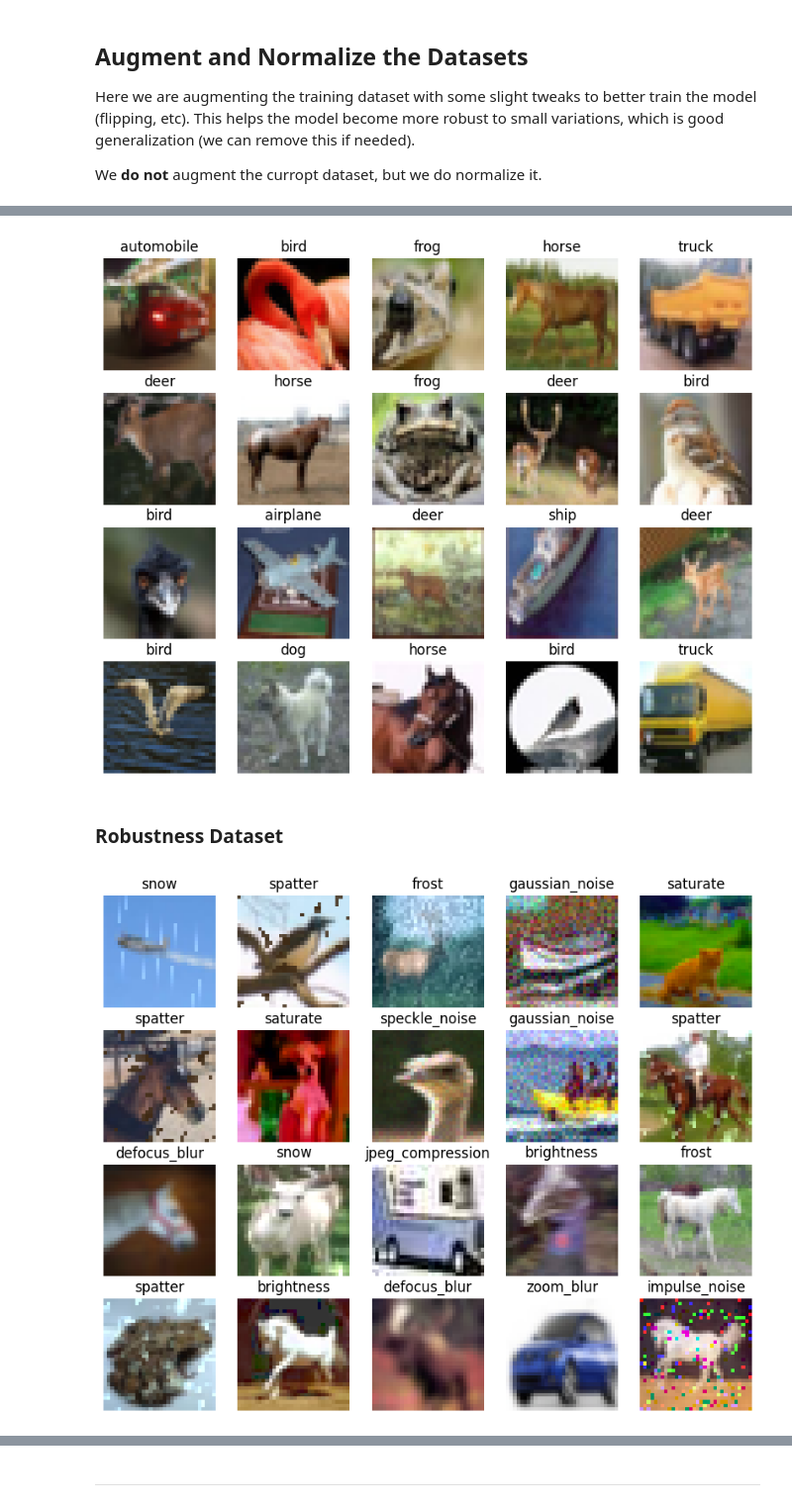
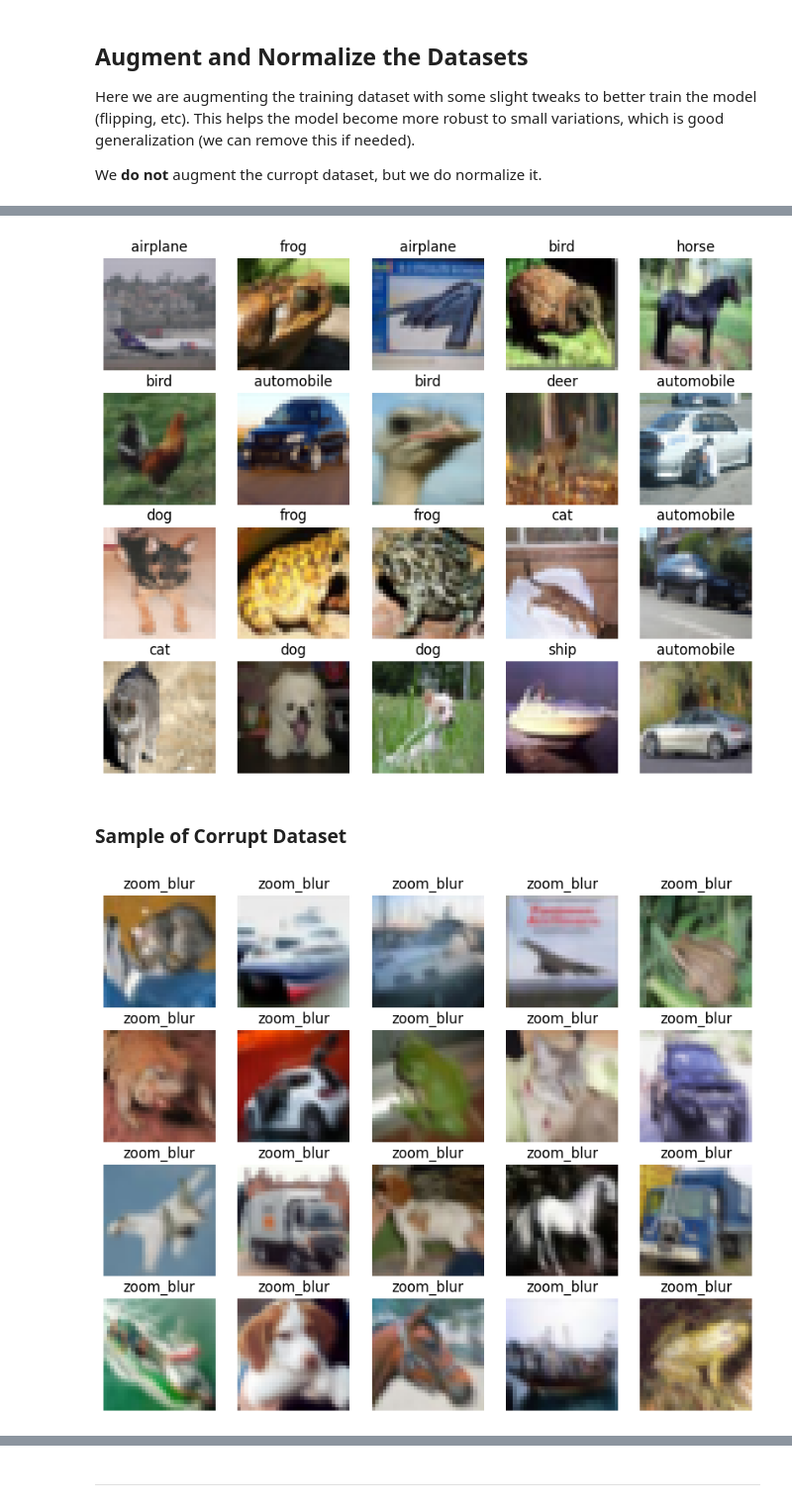
Before and after one commit to robrohan/AUT, a Jupyter notebook: COMP813/Report/resent.ipynb, the cells around one changed output, grey strips where cells are left out. Shown at 99% size. Drawn from its saved outputs; the diff is of its cells as text; code cells hidden in the pictures.

```diff
--- a/COMP813/Report/resent.ipynb
+++ b/COMP813/Report/resent.ipynb
@@ -78,15 +97,15 @@ AttributeError: 'list' object has no attribute 'shuffle'
 # %% [markdown]
 ### Display Image Sample
 # %%
-from PIL import Image
-import io
+# from PIL import Image
+# import io
 
-example = t_df_dataset.iloc[1]
-image = example["img"]
-label = example["label"]
+# example = t_df_dataset.iloc[1]
+# image = example["img"]
+# label = example["label"]
 
-stream = io.BytesIO(image['bytes'])
-img = Image.open(stream)
+# stream = io.BytesIO(image['bytes'])
+# img = Image.open(stream)
 
-display(img)
-print(f"Label: {classes[label]}")
+# display(img)
+# print(f"Label: {classes[label]}")
@@ -98,6 +114,7 @@ Label: bird
 # %%
 if False:
     import torch
+    import io
     import torchvision.transforms as transforms
 
     def make_tensor_map(col: str):
@@ -121,14 +138,14 @@ if False:
         std = all_images.std(dim=[0, 2, 3])
         return mean, std
 
-    t_dataset = t_dataset.map(make_tensor_map("img"))
-    r_dataset = r_dataset.map(make_tensor_map("image"))
+    t_dataset = t_dataset["train"].map(make_tensor_map("img"))
+    c_dataset = c_dataset["train"].map(make_tensor_map("image"))
     # display(t_dataset.to_pandas())
     t_mean, t_std = calculate_mean_std(t_dataset)
-    r_mean, r_std = calculate_mean_std(r_dataset)
+    c_mean, c_std = calculate_mean_std(c_dataset)
 
     print(f"Mean: {t_mean} Std: {t_std}")
-    print(f"Mean: {r_mean} Std: {r_std}")
+    print(f"Mean: {c_mean} Std: {c_std}")
 
     # Output
     # Mean: tensor([0.4914, 0.4822, 0.4465]) Std: tensor([0.2470, 0.2435, 0.2616])
@@ -195,26 +228,26 @@ def collate_fn(row):
 # %%
 import matplotlib.pyplot as plt
 fig, ax = plt.subplots(4,5,figsize=(10,8))
-for i, c in enumerate(t_dataset):
+for i, c in enumerate(t_dataset["train"]):
     x, y = i//5, i%5
-    ax[x][y].set_title(classes[t_dataset[i]["label"]])
+    ax[x][y].set_title(classes[t_dataset["train"][i]["label"]])
     ax[x][y].axis('off')
-    ax[x][y].imshow(t_dataset[i]["img"])
+    ax[x][y].imshow(t_dataset["train"][i]["img"])
     if i == 19:
         break
 # %% [output]
-[figure, old version]
+[figure, new version]
 # %% [markdown]
-### Robustness Dataset
+### Sample of Corrupt Dataset
 # %%
 import matplotlib.pyplot as plt
 fig, ax = plt.subplots(4,5,figsize=(10,8))
-for i, c in enumerate(r_dataset):
+for i, c in enumerate(c_dataset["train"]):
     x, y = i//5, i%5
-    ax[x][y].set_title(r_dataset[i]["corruption_name"])
+    ax[x][y].set_title(c_dataset["train"][i]["corruption_name"])
     ax[x][y].axis('off')
-    ax[x][y].imshow(r_dataset[i]["image"])
+    ax[x][y].imshow(c_dataset["train"][i]["image"])
     if i == 19:
         break
 # %% [output]
-[figure, old version]
+[figure, new version]
```
Also changed, not shown: parts of 27 cells of this notebook.
